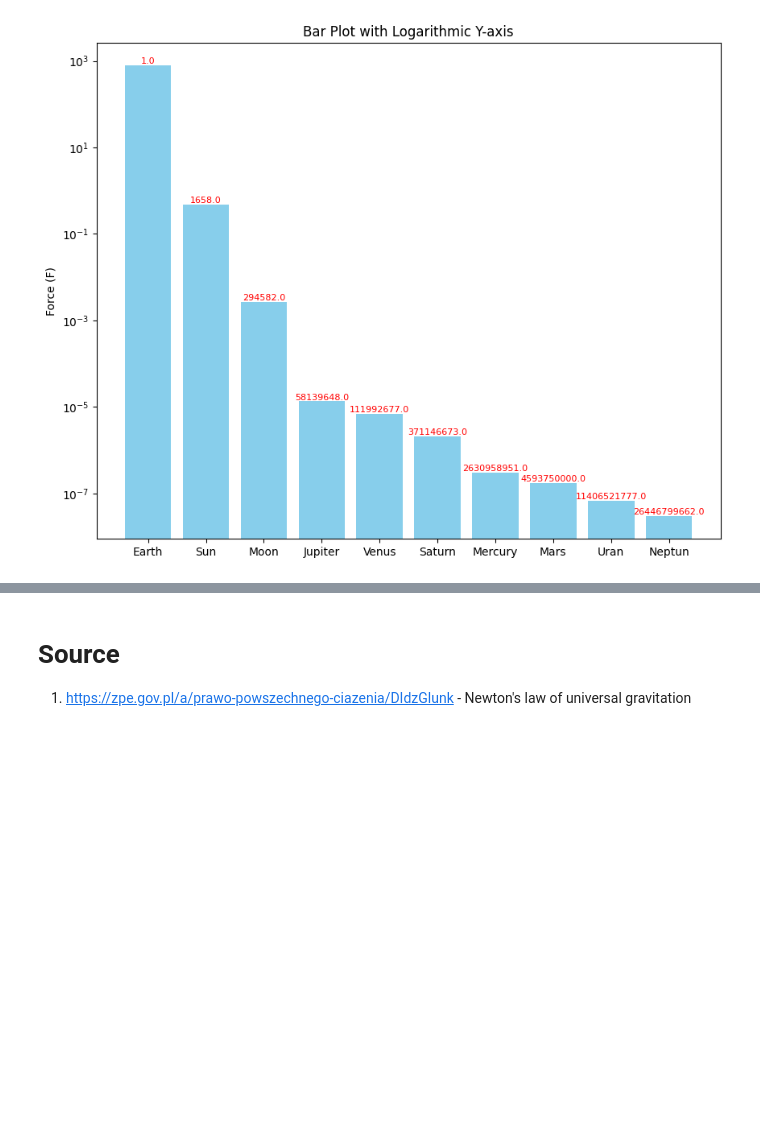
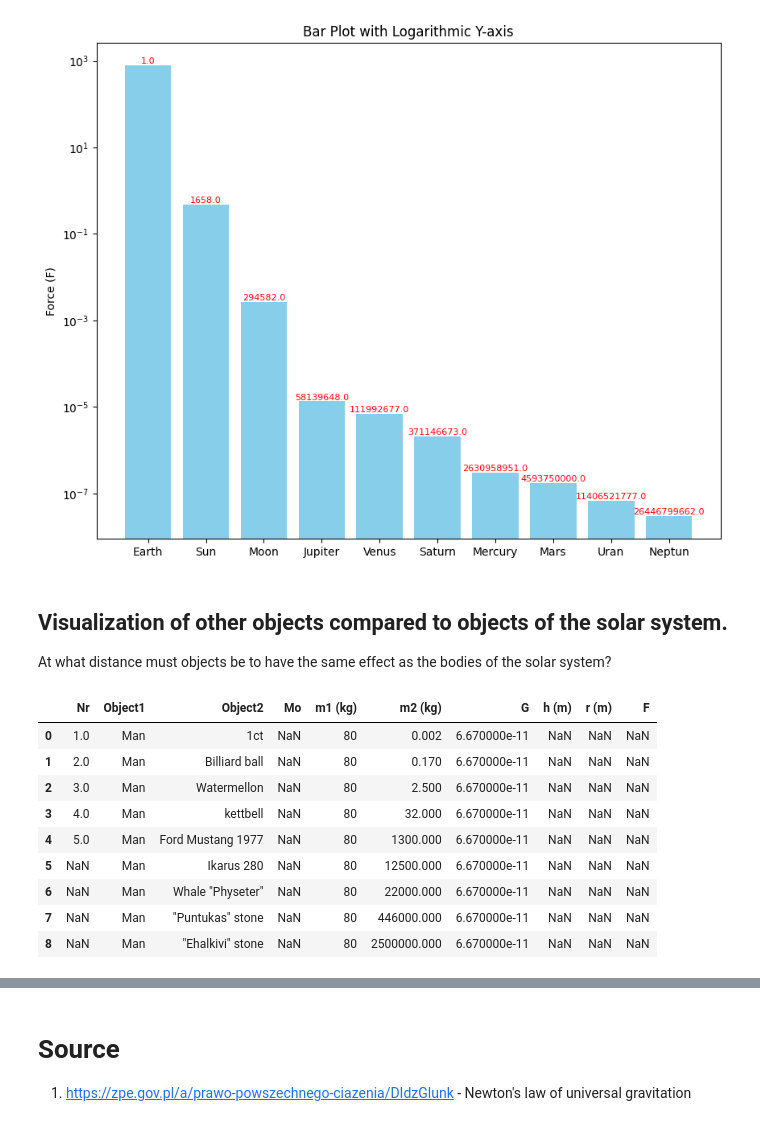
Before and after one commit to Polonez1/Solar-system-influence, a Jupyter notebook: project.ipynb, the cells around one changed output, grey strips where cells are left out. Drawn from its saved outputs; the diff is of its cells as text; code cells hidden in the pictures; blank space fills up the shorter version.

```diff
--- a/project.ipynb
+++ b/project.ipynb
@@ -123,3 +123,23 @@ plt.title('Bar Plot with Logarithmic Y-axis')
 plt.show()
 # %% [output]
 [figure]
+# %% [markdown]
+## Visualization of other objects compared to objects of the solar system.
+
+At what distance must objects be to have the same effect as the bodies of the solar system?
+# %%
+calc_distc = formulas.Formula()
+objects_data = pd.read_excel('./objects_data.xlsx', sheet_name='objects_data')
+matrix = pd.read_excel('./objects_data.xlsx', sheet_name='Sheet2')
+objects_data
+# %% [output]
+|  | Nr | Object1 | Object2 | Mo | m1 (kg) | m2 (kg) | G | h (m) | r (m) | F |
+| 0 | 1.0 | Man | 1ct | NaN | 80 | 0.002 | 6.670000e-11 | NaN | NaN | NaN |
+| 1 | 2.0 | Man | Billiard ball | NaN | 80 | 0.170 | 6.670000e-11 | NaN | NaN | NaN |
+| 2 | 3.0 | Man | Watermellon | NaN | 80 | 2.500 | 6.670000e-11 | NaN | NaN | NaN |
+| 3 | 4.0 | Man | kettbell | NaN | 80 | 32.000 | 6.670000e-11 | NaN | NaN | NaN |
+| 4 | 5.0 | Man | Ford Mustang 1977 | NaN | 80 | 1300.000 | 6.670000e-11 | NaN | NaN | NaN |
+| 5 | NaN | Man | Ikarus 280 | NaN | 80 | 12500.000 | 6.670000e-11 | NaN | NaN | NaN |
+| 6 | NaN | Man | Whale "Physeter" | NaN | 80 | 22000.000 | 6.670000e-11 | NaN | NaN | NaN |
+| 7 | NaN | Man | "Puntukas" stone | NaN | 80 | 446000.000 | 6.670000e-11 | NaN | NaN | NaN |
+| 8 | NaN | Man | "Ehalkivi" stone | NaN | 80 | 2500000.000 | 6.670000e-11 | NaN | NaN | NaN |
```
Also changed, not shown: parts of 4 cells of this notebook, 2 other files.
